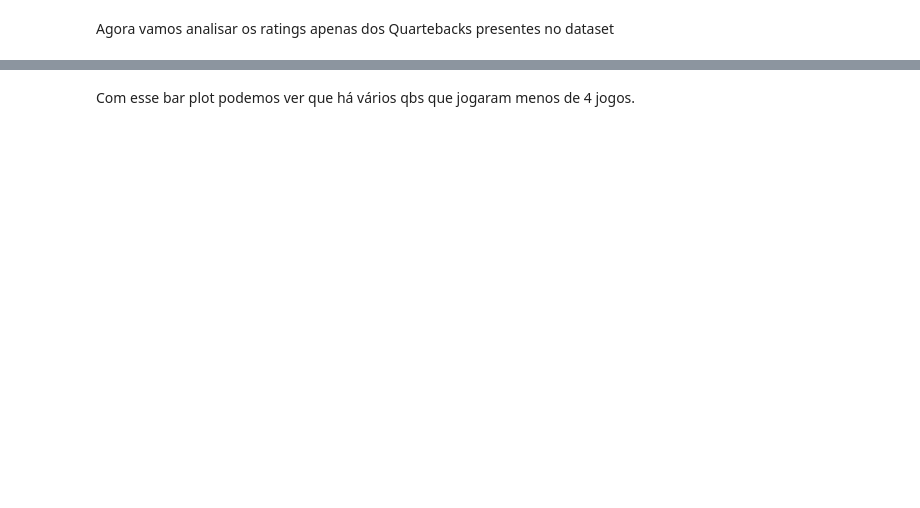
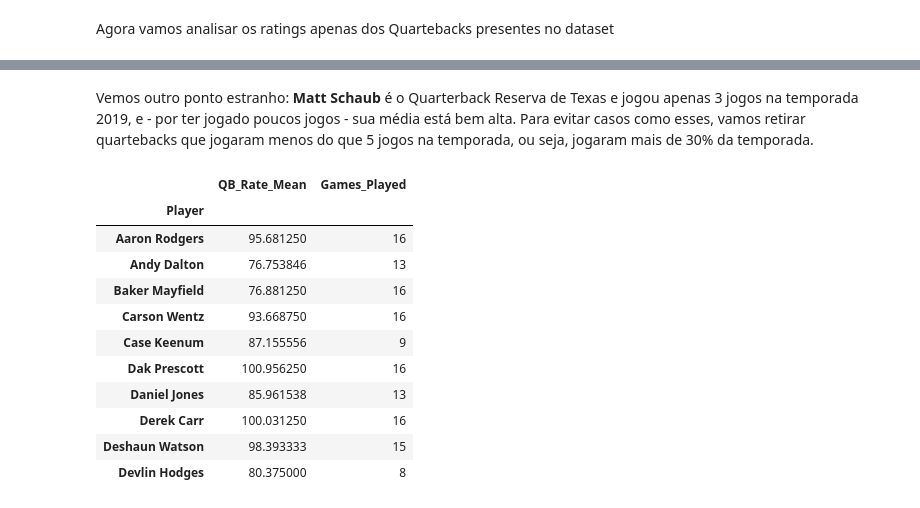
Before and after one commit to Valgueiro/dataScience_project, a Jupyter notebook: Projeto_1_dataScience.ipynb, the cells around one changed output, grey strips where cells are left out. Saved outputs shown, nothing was run; the diff lists cells and outputs as text; code cells hidden in the pictures; blank space fills up the shorter version.

```diff
--- a/Projeto_1_dataScience.ipynb
+++ b/Projeto_1_dataScience.ipynb
@@ -359,2 +324,18 @@ fig.show()
-# %% [markdown]
-Com esse bar plot podemos ver que há vários qbs que jogaram menos de 4 jogos.
+# %% [markdown]
+Vemos outro ponto estranho: **Matt Schaub** é o Quarterback Reserva de Texas e jogou apenas 3 jogos na temporada 2019, e - por ter jogado poucos jogos - sua média está bem alta. Para evitar casos como esses, vamos retirar quartebacks que jogaram menos do que 5 jogos na temporada, ou seja, jogaram mais de 30% da temporada.
+# %%
+qb_players_with_at_least_5_games = qb_players[qb_players['Games_Played'] > 5]
+qb_players_with_at_least_5_games.head(10)
+# %% [output]
+|  | QB_Rate_Mean | Games_Played |
+| Player |  |  |
+| Aaron Rodgers | 95.681250 | 16 |
+| Andy Dalton | 76.753846 | 13 |
+| Baker Mayfield | 76.881250 | 16 |
+| Carson Wentz | 93.668750 | 16 |
+| Case Keenum | 87.155556 | 9 |
+| Dak Prescott | 100.956250 | 16 |
+| Daniel Jones | 85.961538 | 13 |
+| Derek Carr | 100.031250 | 16 |
+| Deshaun Watson | 98.393333 | 15 |
+| Devlin Hodges | 80.375000 | 8 |
```
Also changed, not shown: parts of 11 cells of this notebook.
